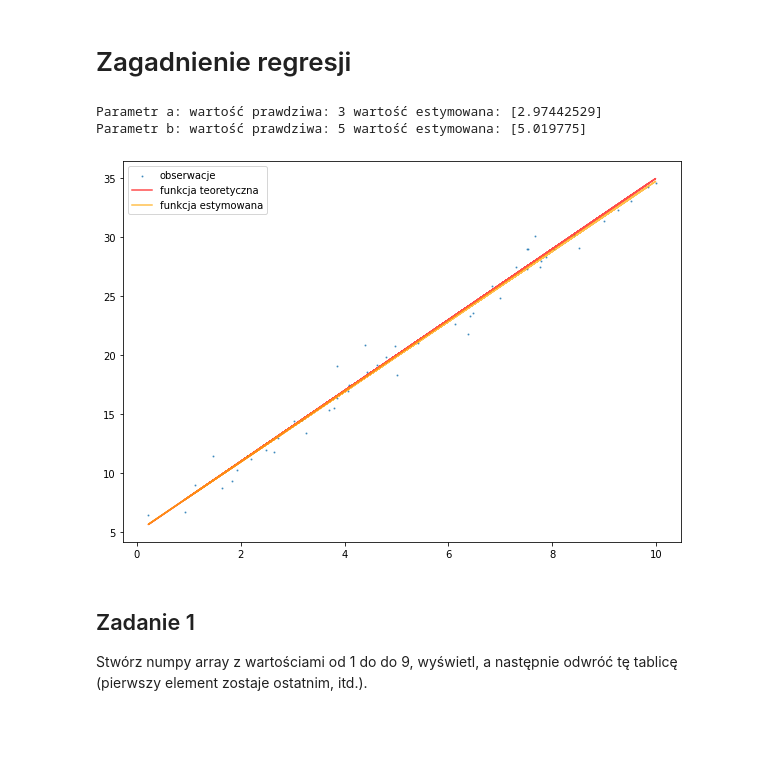
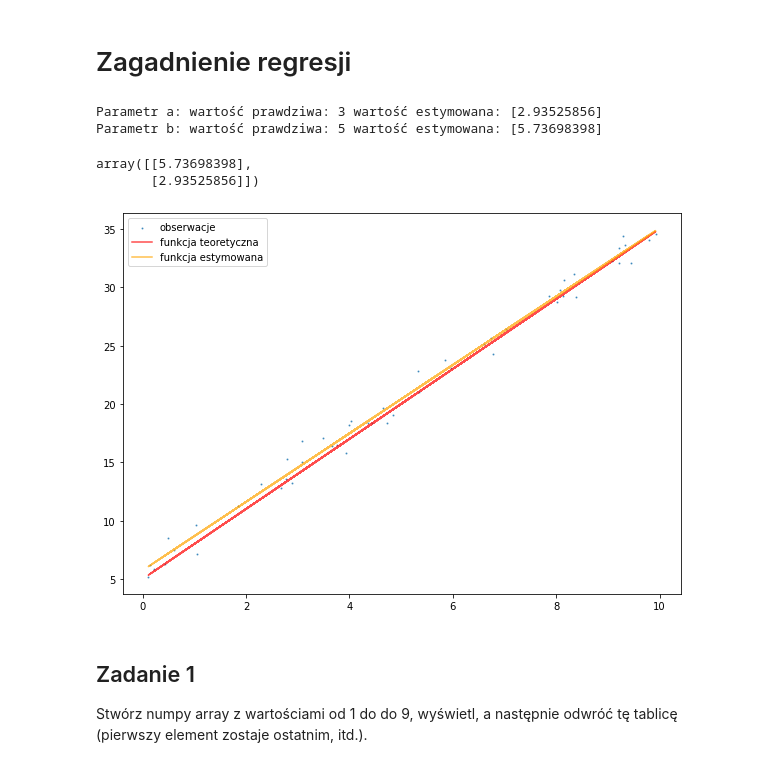
Before and after one commit to Kamil128/Learning_repo, a Jupyter notebook: Statystyka i prawdopodobieństwo/Algebra_liniowa.ipynb, the cells around one changed output. Saved outputs shown, nothing was run; the diff lists cells and outputs as text; code cells hidden in the pictures; blank space fills up the shorter version.

```diff
--- a/Statystyka i prawdopodobieństwo/Algebra_liniowa.ipynb
+++ b/Statystyka i prawdopodobieństwo/Algebra_liniowa.ipynb
@@ -330,14 +588,15 @@ import numpy as np
 import matplotlib.pyplot as plt
 
 data = np.random.uniform(0, 10, size=(50, 1))
-noise = np.random.randn(X.size, 1)
+noise = np.random.randn(data.shape[0], 1)
 
 a, b = 3, 5
-Y_true = a * data + b
-Y = a * data + b + noise
+beta = np.array([[b], [a]])
 
-Intercept = np.ones((X.size, 1))
+Intercept = np.ones((data.size, 1))
 X = np.concatenate([Intercept, data], axis=1)
+Y = X.dot(beta) + noise
+Y_true = X.dot(beta)
 # %%
 est_param = np.linalg.inv(X.T.dot(X)).dot(X.T).dot(Y)
 b_est = est_param[0]
@@ -345,20 +604,25 @@ a_est = est_param[1]
 print(f"Parametr a: wartość prawdziwa: {a} wartość estymowana: {a_est}")
 print(f"Parametr b: wartość prawdziwa: {b} wartość estymowana: {b_est}")
 # %% [output]
-Parametr a: wartość prawdziwa: 3 wartość estymowana: [2.97442529]
-Parametr b: wartość prawdziwa: 5 wartość estymowana: [5.019775]
+Parametr a: wartość prawdziwa: 3 wartość estymowana: [2.93525856]
+Parametr b: wartość prawdziwa: 5 wartość estymowana: [5.73698398]
+# %%
+est_param
+# %% [output]
+array([[5.73698398],
+       [2.93525856]])
 # %%
 # funkcja estymowana
 Y_est = np.dot(X, est_param)
 # %%
 plt.figure(figsize=(10, 7))
 plt.scatter(X[:, 1], Y, alpha=0.7, s=1, label='obserwacje')
-plt.plot(X[:, 1], Y_true, color='red', label='funkcja teoretyczna', alpha=0.7)  # teoretyczna funkcja
+plt.plot(X[:, [1]], Y_true, color='red', label='funkcja teoretyczna', alpha=0.7)  # teoretyczna funkcja
 plt.plot(X[:, 1], Y_est, color='orange', label='funkcja estymowana', alpha=0.7)  # estymowana funkcja
 plt.legend()
 plt.show()
 # %% [output]
-[figure, old version]
+[figure, new version]
 # %% [markdown]
 ## Zadanie 1
 Stwórz numpy array z wartościami od 1 do do 9, wyświetl, a następnie odwróć tę tablicę (pierwszy element zostaje ostatnim, itd.).
```
Also changed, not shown: parts of 44 cells of this notebook, 6 other files.
